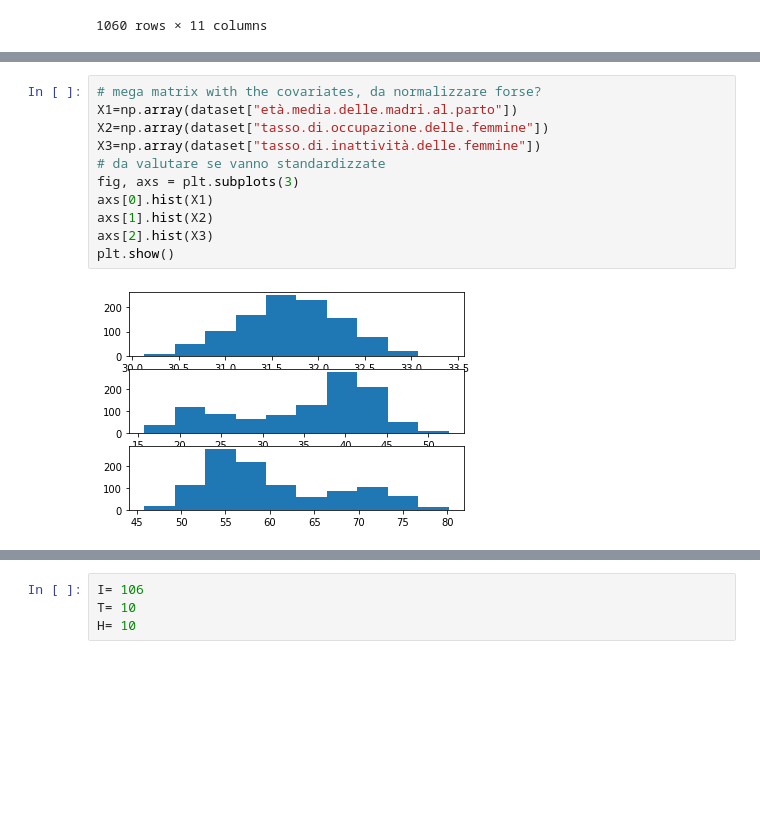
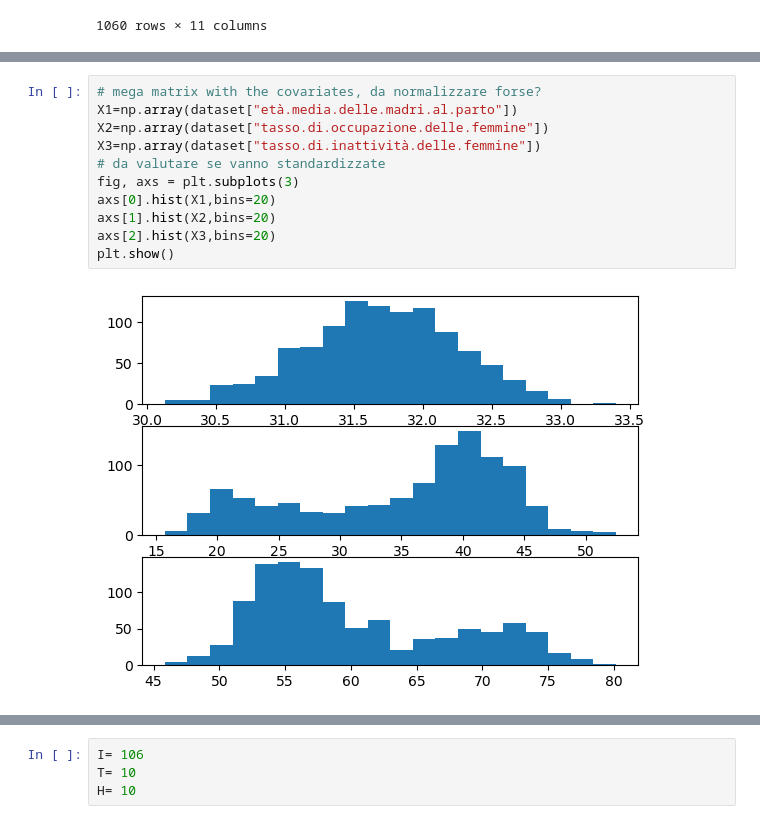
Before and after one commit to richilazza99/bayesian-project, a Jupyter notebook: True_Dataset_model.ipynb, the cells around one changed output, grey strips where cells are left out. Saved outputs shown, nothing was run; the diff lists cells and outputs as text; blank space fills up the shorter version.

```diff
--- a/True_Dataset_model.ipynb
+++ b/True_Dataset_model.ipynb
@@ -59,13 +61,13 @@ plt.show()
 # %%
 # mega matrix with the covariates, da normalizzare forse?
 X1=np.array(dataset["età.media.delle.madri.al.parto"])
 X2=np.array(dataset["tasso.di.occupazione.delle.femmine"])
 X3=np.array(dataset["tasso.di.inattività.delle.femmine"])
 # da valutare se vanno standardizzate
 fig, axs = plt.subplots(3)
-axs[0].hist(X1)
-axs[1].hist(X2)
-axs[2].hist(X3)
+axs[0].hist(X1,bins=20)
+axs[1].hist(X2,bins=20)
+axs[2].hist(X3,bins=20)
 plt.show()
 # %% [output]
-[figure, old version]
+[figure, new version]
```
Also changed, not shown: parts of 22 cells of this notebook, 10 other files.
